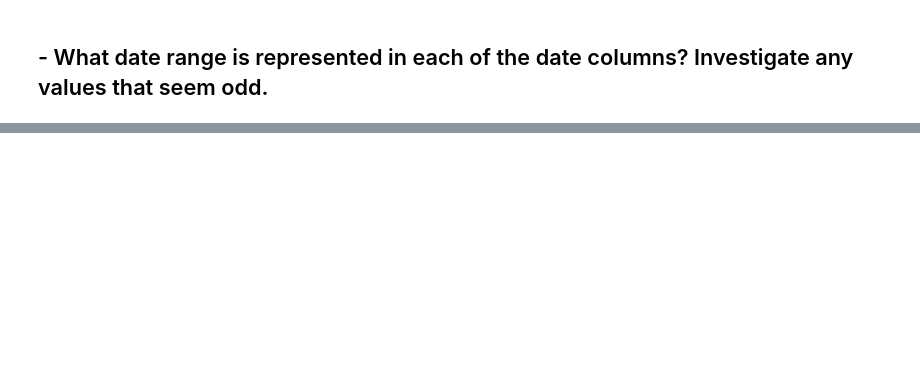
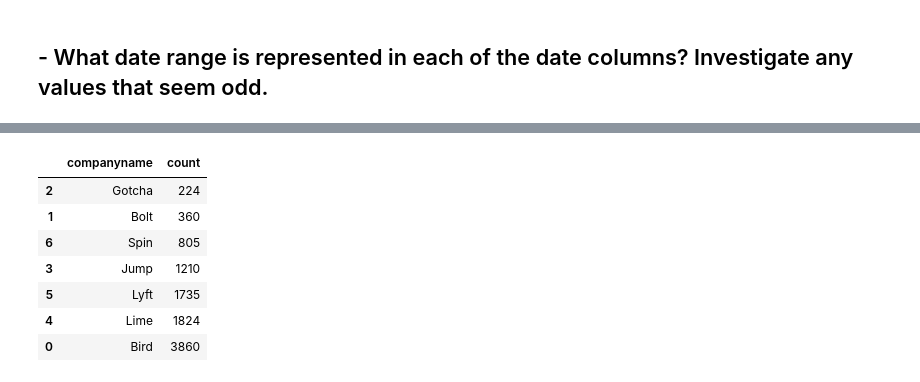
Before and after one commit to NSS-Data-Analytics-Cohort-11/scooters-hot_honey, a Jupyter notebook: notebooks/Scooters.ipynb, the cells around one changed output, grey strips where cells are left out. Saved outputs shown, nothing was run; the diff lists cells and outputs as text; code cells hidden in the pictures; blank space fills up the shorter version.

```diff
--- a/notebooks/Scooters.ipynb
+++ b/notebooks/Scooters.ipynb
@@ -230,0 +456,16 @@ dtype: bool
+# %%
+company_scooters = scootersdf[['companyname', 'sumdid']].groupby(['companyname'])['sumdid']\
+                                                        .nunique()\
+                                                        .reset_index(name = 'count')\
+                                                        .sort_values(['count'])
+# %%
+company_scooters
+# %% [output]
+|  | companyname | count |
+| 2 | Gotcha | 224 |
+| 1 | Bolt | 360 |
+| 6 | Spin | 805 |
+| 3 | Jump | 1210 |
+| 5 | Lyft | 1735 |
+| 4 | Lime | 1824 |
+| 0 | Bird | 3860 |
```
Also changed, not shown: parts of 49 cells of this notebook.
